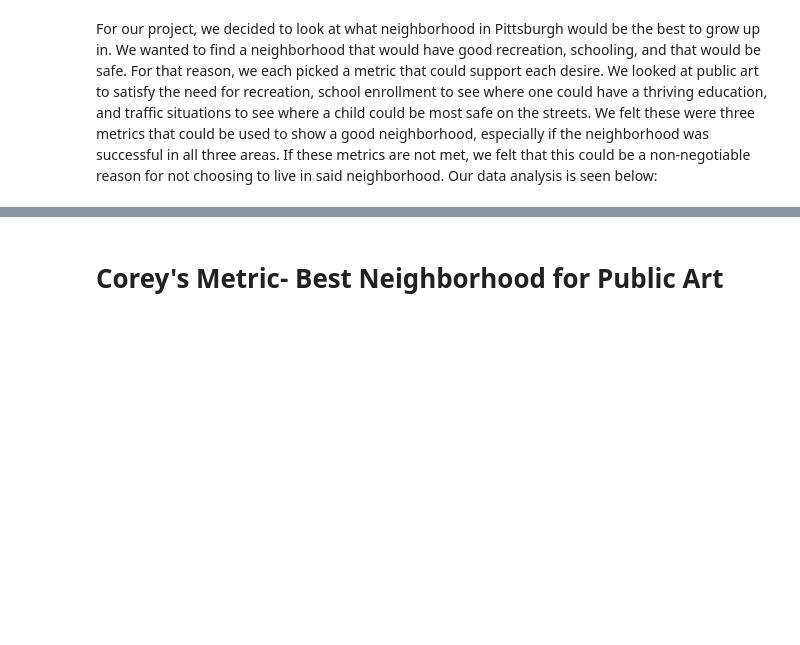
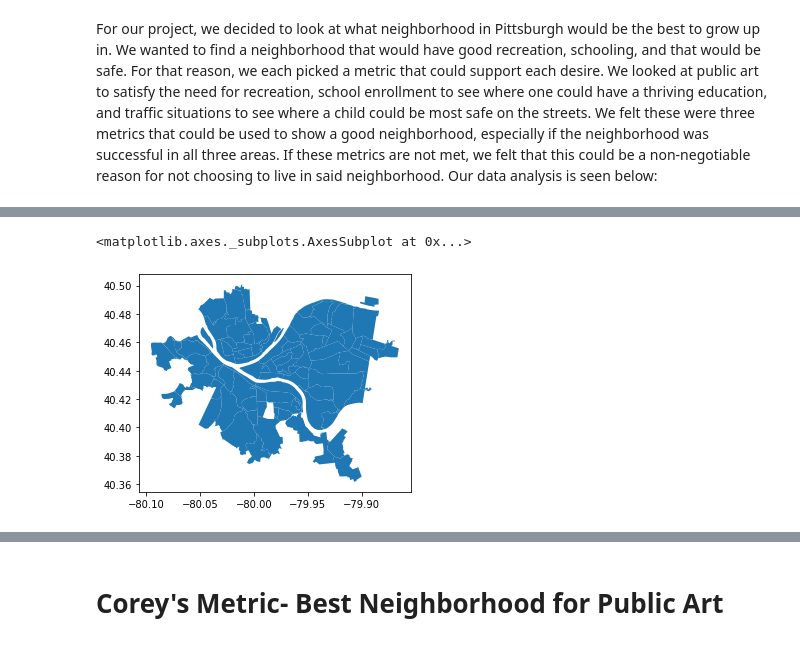
Before and after one commit to kaitlynnaehr/Final-Project-CMPINF0010, a Jupyter notebook: Final_Notebook.ipynb, the cells around one changed output, grey strips where cells are left out. Cells and saved outputs as stored; diff of their text form; code cells hidden in the pictures; blank space fills up the shorter version.

```diff
--- a/Final_Notebook.ipynb
+++ b/Final_Notebook.ipynb
@@ -8,0 +81,7 @@ For our project, we decided to look at what neighborhood in Pittsburgh would be
+# %%
+#loaded in shape file
+neighborhoods = geopandas.read_file("https://data.wprdc.org/dataset/e672f13d-71c4-4a66-8f38-710e75ed80a4/resource/c5a93a8e-03d7-4eb3-91a8-c6b7db0fa261/download/dbd133a206c")
+neighborhoods.plot()
+# %% [output]
+<matplotlib.axes._subplots.AxesSubplot at 0x...>
+[figure, added]
```
Also changed, not shown: parts of 11 cells of this notebook, 2 other files.
